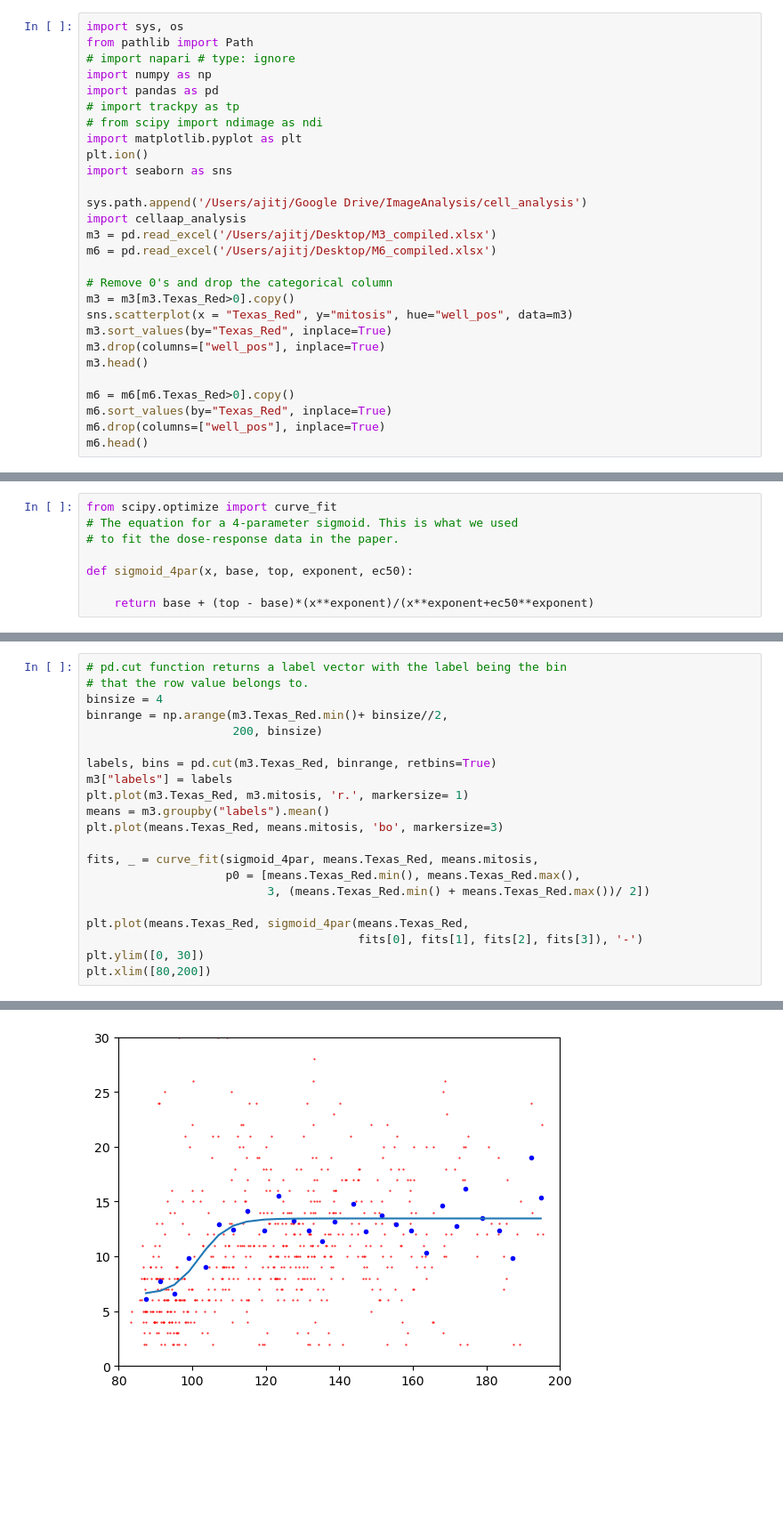
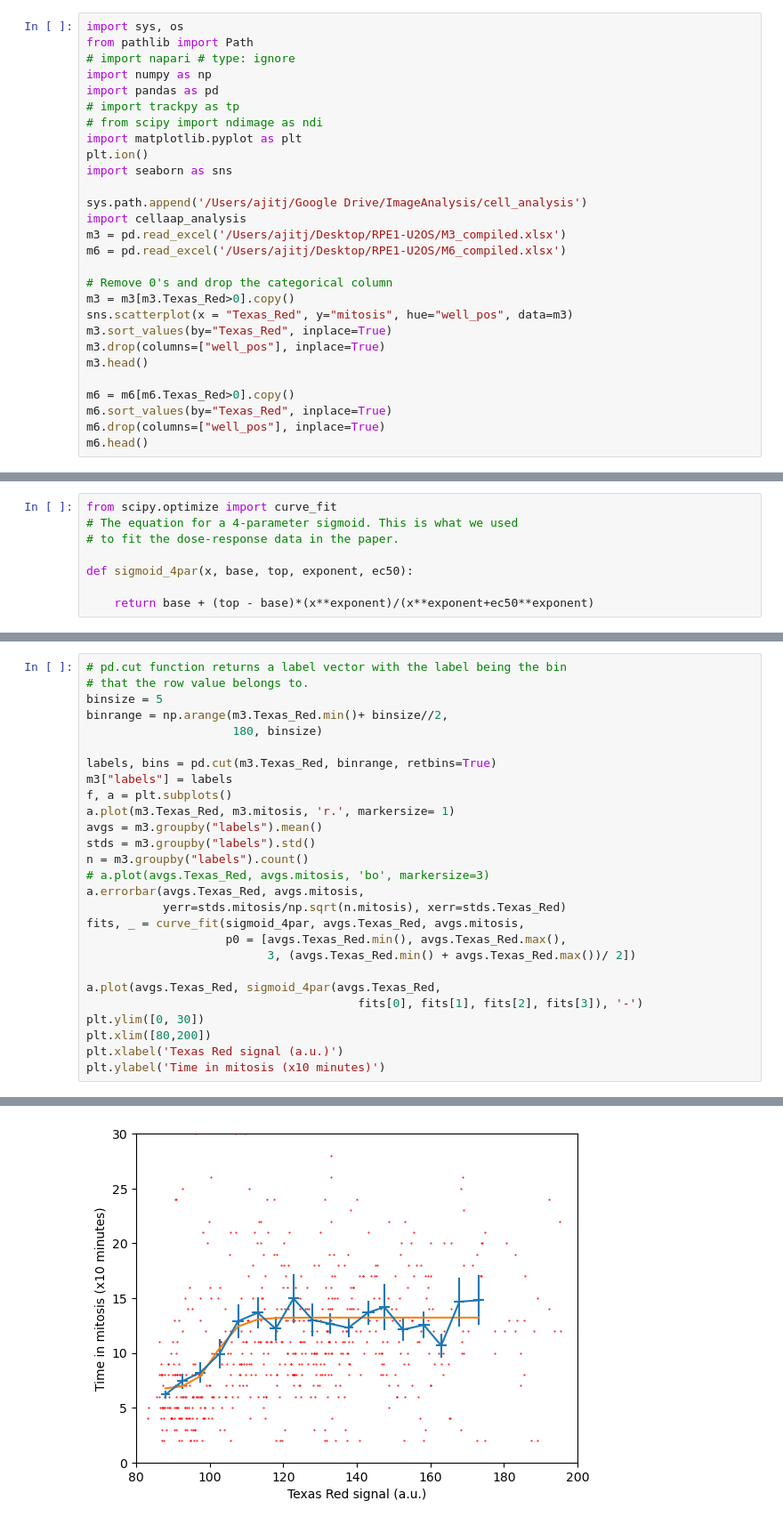
Before and after one commit to anishjv/cellapp-analysis, a Jupyter notebook: eSAC_data_analysis.ipynb, the cells around one changed output, grey strips where cells are left out. Shown at 89% size. Saved outputs shown, nothing was run; the diff lists cells and outputs as text; blank space fills up the shorter version.

```diff
--- a/eSAC_data_analysis.ipynb
+++ b/eSAC_data_analysis.ipynb
@@ -12,8 +12,8 @@ import seaborn as sns
 
 sys.path.append('/Users/ajitj/Google Drive/ImageAnalysis/cell_analysis')
 import cellaap_analysis
-m3 = pd.read_excel('/Users/ajitj/Desktop/M3_compiled.xlsx')
-m6 = pd.read_excel('/Users/ajitj/Desktop/M6_compiled.xlsx')
+m3 = pd.read_excel('/Users/ajitj/Desktop/RPE1-U2OS/M3_compiled.xlsx')
+m6 = pd.read_excel('/Users/ajitj/Desktop/RPE1-U2OS/M6_compiled.xlsx')
 
 # Remove 0's and drop the categorical column
 m3 = m3[m3.Texas_Red>0].copy()
@@ -47,22 +68,28 @@ def sigmoid_4par(x, base, top, exponent, ec50):
 # %%
 # pd.cut function returns a label vector with the label being the bin
 # that the row value belongs to.
-binsize = 4
+binsize = 5
 binrange = np.arange(m3.Texas_Red.min()+ binsize//2,
-                     200, binsize)
+                     180, binsize)
 
 labels, bins = pd.cut(m3.Texas_Red, binrange, retbins=True)
 m3["labels"] = labels
-plt.plot(m3.Texas_Red, m3.mitosis, 'r.', markersize= 1)
-means = m3.groupby("labels").mean()
-plt.plot(means.Texas_Red, means.mitosis, 'bo', markersize=3)
+f, a = plt.subplots()
+a.plot(m3.Texas_Red, m3.mitosis, 'r.', markersize= 1)
+avgs = m3.groupby("labels").mean()
+stds = m3.groupby("labels").std()
+n = m3.groupby("labels").count()
+# a.plot(avgs.Texas_Red, avgs.mitosis, 'bo', markersize=3)
+a.errorbar(avgs.Texas_Red, avgs.mitosis,
+           yerr=stds.mitosis/np.sqrt(n.mitosis), xerr=stds.Texas_Red)
+fits, _ = curve_fit(sigmoid_4par, avgs.Texas_Red, avgs.mitosis,
+                    p0 = [avgs.Texas_Red.min(), avgs.Texas_Red.max(),
+                          3, (avgs.Texas_Red.min() + avgs.Texas_Red.max())/ 2])
 
-fits, _ = curve_fit(sigmoid_4par, means.Texas_Red, means.mitosis,
-                    p0 = [means.Texas_Red.min(), means.Texas_Red.max(),
-                          3, (means.Texas_Red.min() + means.Texas_Red.max())/ 2])
-
-plt.plot(means.Texas_Red, sigmoid_4par(means.Texas_Red,
+a.plot(avgs.Texas_Red, sigmoid_4par(avgs.Texas_Red,
                                        fits[0], fits[1], fits[2], fits[3]), '-')
 plt.ylim([0, 30])
 plt.xlim([80,200])
+plt.xlabel('Texas Red signal (a.u.)')
+plt.ylabel('Time in mitosis (x10 minutes)')
 # %% [output]
@@ -70 +97 @@ plt.xlim([80,200])
-[figure, old version]
+[figure, new version]
```
Also changed, not shown: parts of 4 cells of this notebook, 5 other files.
